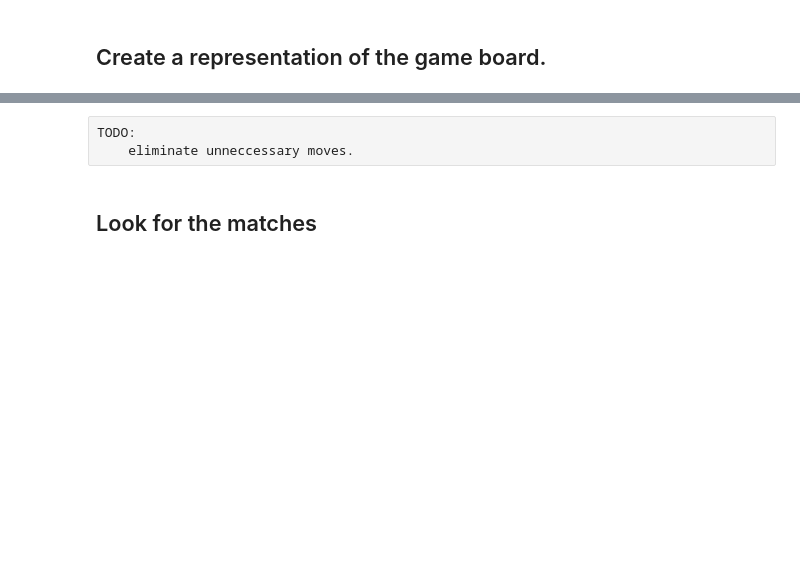
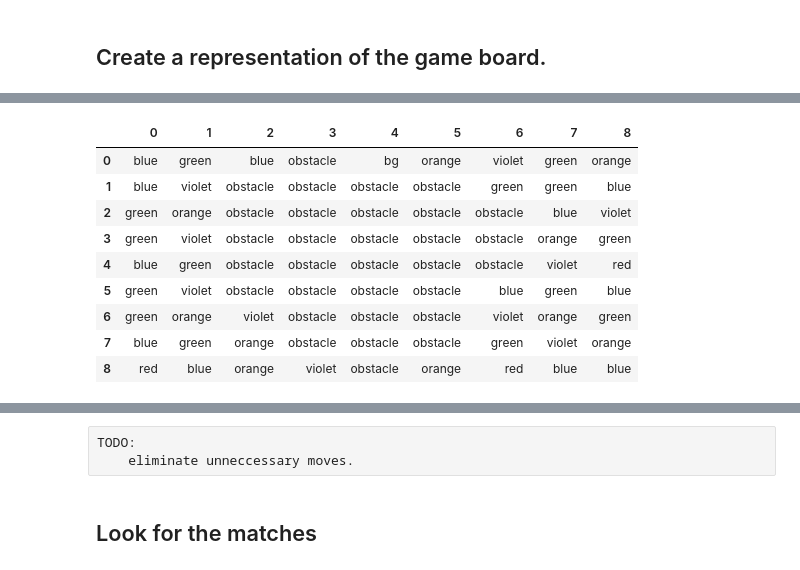
Before and after one commit to danielskih/Candy-crush-bot, a Jupyter notebook: Candy crash v6.ipynb, the cells around one changed output, grey strips where cells are left out. Drawn from its saved outputs; the diff is of its cells as text; code cells hidden in the pictures; blank space fills up the shorter version.

```diff
--- a/Candy crash v6.ipynb
+++ b/Candy crash v6.ipynb
@@ -284,3 +270,15 @@ for pos, array in zip(all_tiles, all_vals):
     board.loc[pos] = typ
 # %%
 Root = GameState(board)
+Root.board
+# %% [output]
+|  | 0 | 1 | 2 | 3 | 4 | 5 | 6 | 7 | 8 |
+| 0 | blue | green | blue | obstacle | bg | orange | violet | green | orange |
+| 1 | blue | violet | obstacle | obstacle | obstacle | obstacle | green | green | blue |
+| 2 | green | orange | obstacle | obstacle | obstacle | obstacle | obstacle | blue | violet |
+| 3 | green | violet | obstacle | obstacle | obstacle | obstacle | obstacle | orange | green |
+| 4 | blue | green | obstacle | obstacle | obstacle | obstacle | obstacle | violet | red |
+| 5 | green | violet | obstacle | obstacle | obstacle | obstacle | blue | green | blue |
+| 6 | green | orange | violet | obstacle | obstacle | obstacle | violet | orange | green |
+| 7 | blue | green | orange | obstacle | obstacle | obstacle | green | violet | orange |
+| 8 | red | blue | orange | violet | obstacle | orange | red | blue | blue |
```
Also changed, not shown: parts of 23 cells of this notebook, 5 other files.
